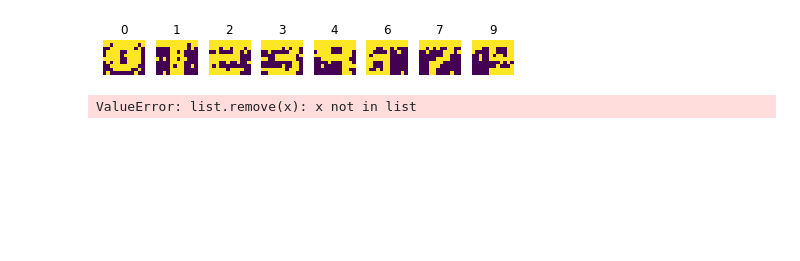
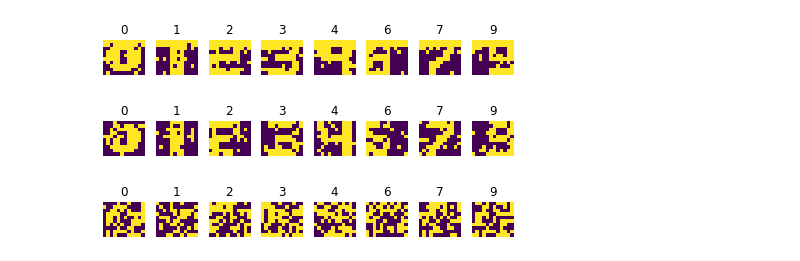
Before and after one commit to D4v0r/IACN-SIA-Algorithms, a Jupyter notebook: notebooks/digit_recognition.ipynb, the cells around one changed output. Drawn from its saved outputs; the diff is of its cells as text; code cells hidden in the pictures; blank space fills up the shorter version.

```diff
--- a/notebooks/digit_recognition.ipynb
+++ b/notebooks/digit_recognition.ipynb
@@ -134,7 +119,14 @@ show_digits(sia.memory)
 # %%
 sia = SIA(120, 10)
 sia.units =  sia.bone_marrow_binary(10, 120)
-sia.clonalg(hamming_func, antigens, 5, 1, 1)
+sia.clonalg(hamming_func, antigens, 3, 0, 50)
 show_digits(sia.memory)
 # %% [output]
-ValueError: list.remove(x): x not in list
+[figure, added]
+# %%
+sia = SIA(120, 10)
+sia.units =  sia.bone_marrow_binary(10, 120)
+sia.clonalg(hamming_func, antigens, 8, 2, 100)
+show_digits(sia.memory)
+# %% [output]
+[figure, added]
```
Also changed, not shown: parts of 7 cells of this notebook, 2 other files.
